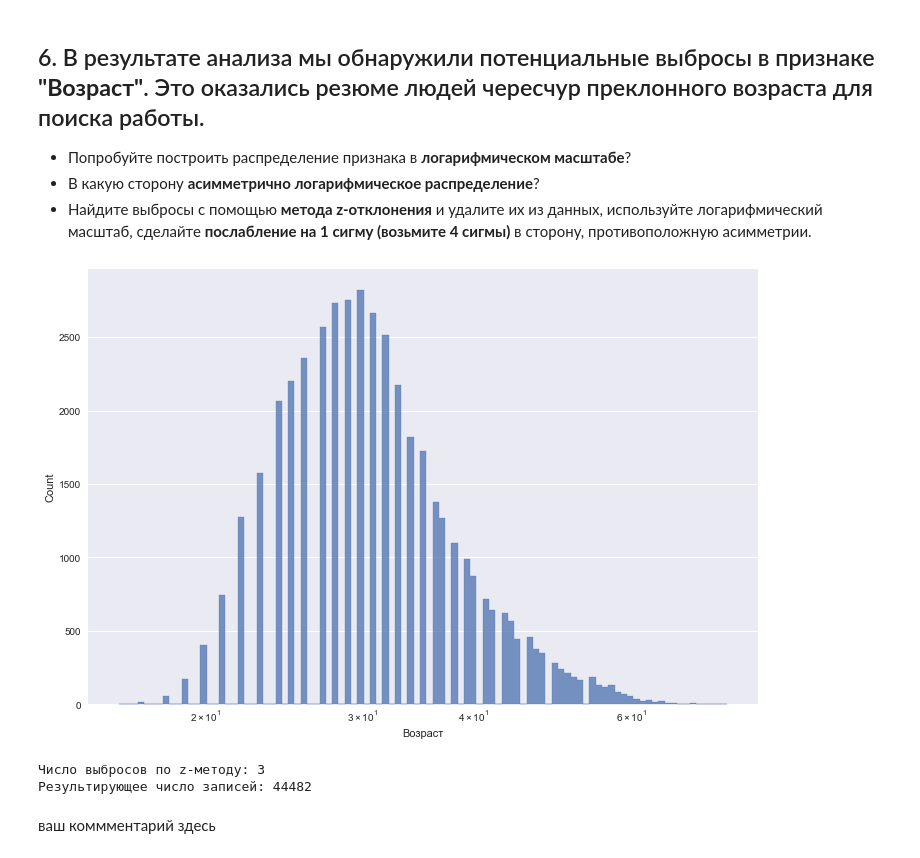
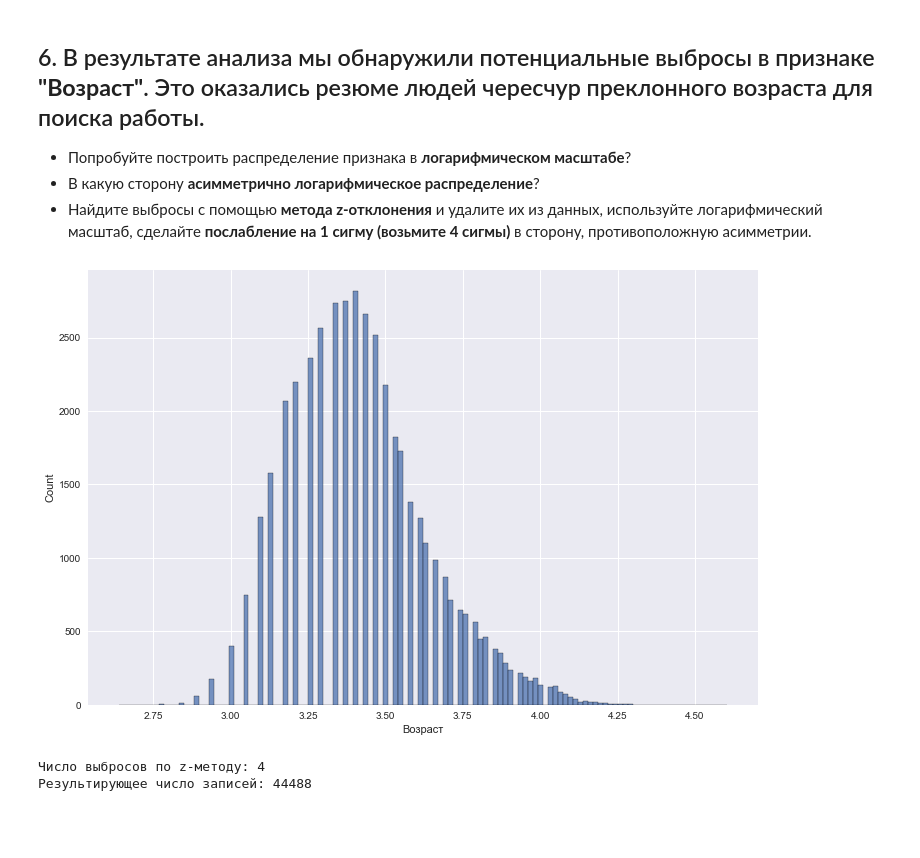
Before and after one commit to f999145/cases, a Jupyter notebook: 001_sf_project_01/001_sf_project_01.ipynb, the cells around one changed output. Cells and saved outputs as stored; diff of their text form; code cells hidden in the pictures; blank space fills up the shorter version.

```diff
--- a/001_sf_project_01/001_sf_project_01.ipynb
+++ b/001_sf_project_01/001_sf_project_01.ipynb
@@ -262,10 +242,12 @@ print(f"Средний возраст соискателей составляе
 Выполните преобразование, ответьте на контрольные вопросы и удалите столбец **"Опыт работы"** из таблицы.
 # %%
 def get_experience(arg):
-    """_summary_
+    """Функция определяет опыт работы из входной строки
 
     Args:
-        arg (_type_): _description_
+        arg (str): Строка, содержащая информацию об опыте работы
+    Returns:
+        (int):Возвращает суммарный трудовой опыт в месяцах
     """
 
     if arg is np.nan or arg == 'Не указано':
@@ -289,5 +271,6 @@ hh_df['Опыт работы (месяц)'] = hh_df['Опыт работы'].app
 hh_df.drop(columns='Опыт работы', inplace=True)
 
 #контрольное задание 3.3
-print(f"Медианный опыт работы составляет {hh_df['Опыт работы (месяц)'].median()} месяцев")
+print_f = round(hh_df['Опыт работы (месяц)'].median())
+print(f"Медианный опыт работы составляет {print_f} месяцев")
 # %% [output]
@@ -840,10 +890,10 @@ plt.show()
 ## 1. Начнем с дубликатов в наших данных. Найдите **полные дубликаты** в таблице с резюме и удалите их.
 # %%
 hh_df_clear=hh_df.copy()
-duplicates=hh_df_clear.duplicated()
+duplicates=hh_df.duplicated()
 print(f'Количество полных дубликатов в данных: {hh_df[duplicates].shape[0]}')
 # Количество полных дубликатов в данных: 161
-hh_df_clear.drop_duplicates(inplace=True)
+hh_df.drop_duplicates(inplace=True)
 # %% [output]
 Количество полных дубликатов в данных: 161
 # %% [markdown]
@@ -863,7 +913,7 @@ dtype: int64
 ## 3. Итак, у нас есть пропуски в 3ех столбцах: **"Опыт работы (месяц)"**, **"Последнее/нынешнее место работы"**, **"Последняя/нынешняя должность"**. Поступим следующим образом: удалите строки, где есть пропуск в столбцах с местом работы и должностью. Пропуски в столбце с опытом работы заполните **медианным** значением.
 # %%
 #удаляем записи, в которых есть хотя бы 1 пропуск
-hh_df_clear.dropna(
+hh_df.dropna(
     how='any',
     subset=['Последнее/нынешнее место работы','Последняя/нынешняя должность'],
     axis=0,
@@ -871,22 +921,22 @@ hh_df_clear.dropna(
 )
 
 #заполняем пропуски в признаке 'Опыт работы (месяц)' медианными значениями
-hh_df_clear = hh_df_clear.fillna(
+hh_df = hh_df.fillna(
     {
-        'Опыт работы (месяц)': hh_df_clear['Опыт работы (месяц)'].median()
+        'Опыт работы (месяц)': hh_df['Опыт работы (месяц)'].median()
     }
 )
-print_f = round(hh_df_clear['Опыт работы (месяц)'].mean())
+print_f = round(hh_df['Опыт работы (месяц)'].mean())
 print(f'Cреднее значение в признаке \'Опыт работы (месяц)\' составляет: {print_f}')
 # %% [output]
 Cреднее значение в признаке 'Опыт работы (месяц)' составляет: 114
 # %% [markdown]
 ## 4. Мы добрались до ликвидации выбросов. Сначала очистим данные вручную. Удалите резюме, в которых указана заработная плата либо выше 1 млн. рублей, либо ниже 1 тыс. рублей.
 # %%
-mask1 = (hh_df_clear['ЗП (руб)'] > 1e6) | (hh_df_clear['ЗП (руб)'] < 1e3)
-print(f"Количество найденных выбросов: {hh_df_clear[mask1].shape[0]}")
+mask1 = (hh_df['ЗП (руб)'] > 1e6) | (hh_df['ЗП (руб)'] < 1e3)
+print(f"Количество найденных выбросов: {hh_df[mask1].shape[0]}")
 # Удаляем записи
-hh_df_clear.drop(index=hh_df_clear[mask1].index, inplace=True)
+hh_df.drop(index=hh_df[mask1].index, inplace=True)
 # %% [output]
 Количество найденных выбросов: 89
 # %% [markdown]
@@ -904,31 +954,29 @@ hh_df_clear.drop(index=hh_df_clear[mask1].index, inplace=True)
 * В какую сторону **асимметрично логарифмическое распределение**?
 * Найдите выбросы с помощью **метода z-отклонения** и удалите их из данных, используйте логарифмический масштаб, сделайте **послабление на 1 сигму (возьмите 4 сигмы)** в сторону, противоположную асимметрии.
 # %%
+log_age = np.log(hh_df['Возраст'])
 fig, axes = plt.subplots(nrows = 1, ncols = 1, figsize=(12,8))
 sns.histplot(
-    data=hh_df_clear,
-    x='Возраст',
-    element='step',
-    log_scale=True
+    x=log_age
 )
 plt.show()
 # %% [output]
-[figure, old version]
+[figure, new version]
 # %%
 def outliers_z_score_mod(data, feature, left=3, right=3, bias=1, log_scale=False):
     """Функция получает на вход числовые данные, проводит оценку на наличие выбросов методом z-отклонений и возвращает
     исключенные данные и очищенные данные
 
     Args:
-        data ([pd.DataFrame]): Входные данные в формате pd.DataFrame
-        feature ([int, float]): Числовой признак, который подвергается анализу и чистке
+        data (pd.DataFrame): Входные данные в формате pd.DataFrame
+        feature (srt): Числовой признак, который подвергается анализу и чистке
         log_scale (bool, optional): Булевый аргумент для использования логарифмического масштаба, по-умолчанию False
         left (int, optional): Поправочный коэффициент - соответствует количеству стандартных квадратичных отклонений влево
         right (int, optional): Поправочный коэффициент - соответствует количеству стандартных квадратичных отклонений вправо
         bias (int, optional): Cмещение по оси х для логарифмического масштаба, в случае наличия нулевых значений в данных
 
     Returns:
-        [pd.DataFrame]: Возвращает два pd.DataFrame с исключенными данными outliers и очищенными данными cleaned
+        (pd.DataFrame): Возвращает два pd.DataFrame с исключенными данными outliers и очищенными данными cleaned
     """
     # Проверка включения логарифмического масштаба
     if log_scale:
@@ -949,13 +997,13 @@ def outliers_z_score_mod(data, feature, left=3, right=3, bias=1, log_scale=False
 
     return outliers, cleaned
 
-outliers, cleaned = outliers_z_score_mod(hh_df_clear, 'Возраст', left=3, right=4, bias=0, log_scale=True)
+outliers, cleaned = outliers_z_score_mod(hh_df, 'Возраст', left=3, right=4, bias=0, log_scale=True)
 print(f'Число выбросов по z-методу: {outliers.shape[0]}')
 print(f'Результирующее число записей: {cleaned.shape[0]}')
 
-hh_df_clear=cleaned.copy()
+hh_df=cleaned.copy()
 # %% [output]
-Число выбросов по z-методу: 3
-Результирующее число записей: 44482
+Число выбросов по z-методу: 4
+Результирующее число записей: 44488
 # %%
 #Сохраним полученные данные
@@ -963,2 +1010,0 @@ hh_df_clear.to_csv('data/hh_database_cleared.csv')
-# %% [markdown]
-ваш коммментарий здесь
```
Also changed, not shown: parts of 29 cells of this notebook.
